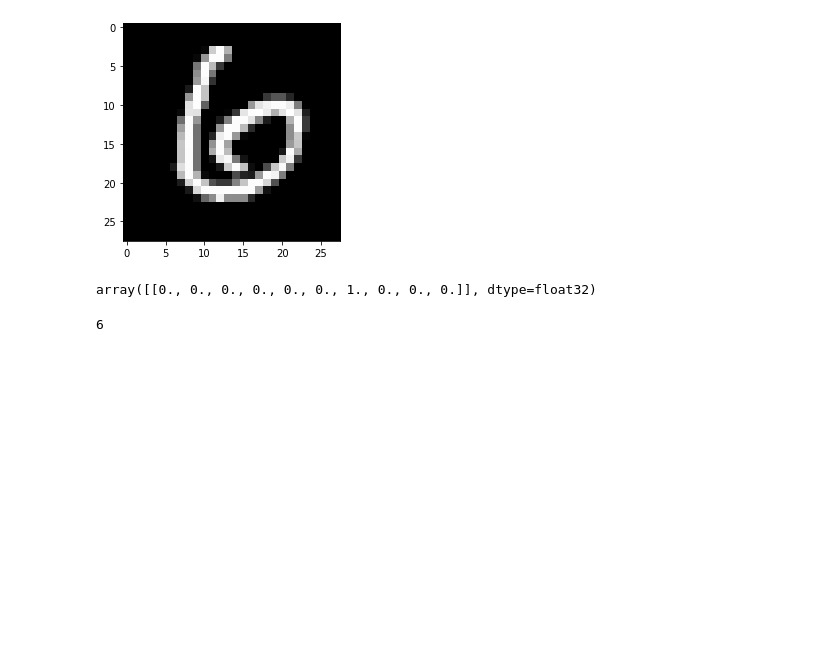
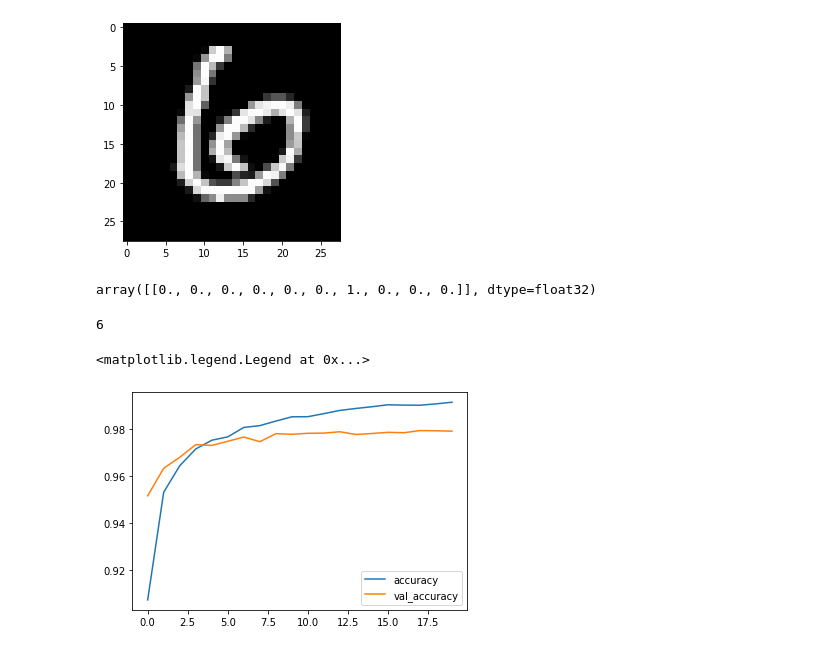
Before and after one commit to yawpAI/colab, a Jupyter notebook: mnist.ipynb, the cells around one changed output. Drawn from its saved outputs; the diff is of its cells as text; code cells hidden in the pictures; blank space fills up the shorter version.

```diff
--- a/mnist.ipynb
+++ b/mnist.ipynb
@@ -68,6 +71,6 @@ array([[[0., 0., 0., ..., 0., 0., 0.],
         [0., 0., 0., ..., 0., 0., 0.],
         [0., 0., 0., ..., 0., 0., 0.]]])
 # %%
-model.fit(X_train_scaled, y_train, validation_data=(X_val_scaled, y_val), epochs=20)
+history = model.fit(X_train_scaled, y_train, validation_data=(X_val_scaled, y_val), epochs=20)
 # %% [output]
 Epoch 1/20
@@ -115,3 +117,10 @@ pred = np.where(model.predict(X_test[11].reshape(1,28,28))[0] == 1)
 pred[0][0]
 # %% [output]
 6
+# %%
+plt.plot(history.history['accuracy'], label='accuracy')
+plt.plot(history.history['val_accuracy'], label='val_accuracy')
+plt.legend()
+# %% [output]
+<matplotlib.legend.Legend at 0x...>
+[figure, added]
```
Also changed, not shown: parts of 8 cells of this notebook.
